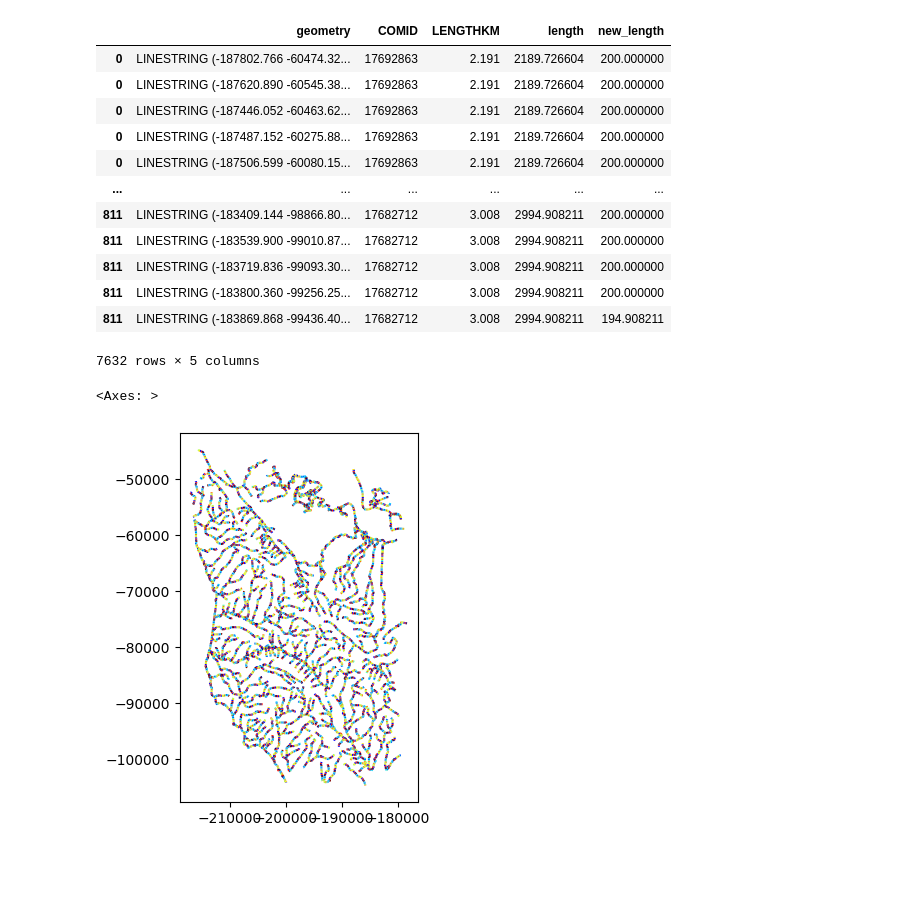
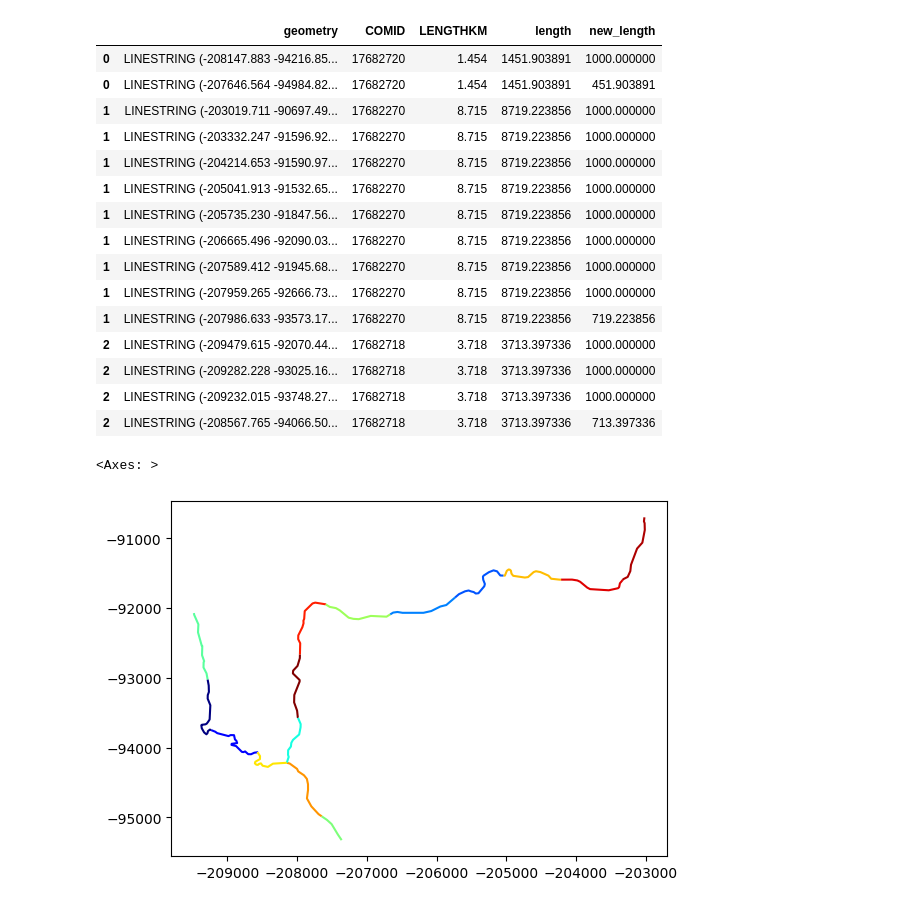
Before and after one commit to avkoehl/valleys, a Jupyter notebook: notebooks/split.ipynb, the cells around one changed output. Drawn from its saved outputs; the diff is of its cells as text; code cells hidden in the pictures; blank space fills up the shorter version.

```diff
--- a/notebooks/split.ipynb
+++ b/notebooks/split.ipynb
@@ -16,7 +38,7 @@ def random_cmap(length=10):
     cmap = plt.cm.colors.ListedColormap(plt.cm.jet(vals))
     return cmap
 # %%
-aoi = box(-122.4484, 37.0866, -122.0419, 37.55)
+aoi = box(-122.4484, 37.0866, -122.34, 37.15)
 # %%
 fields = [
     'COMID',
@@ -65,12 +78,12 @@ def segment(line, length=500, method="remainder"):
             distances = np.arange(0, line.length, line.length/nparts)
 
     points = [line.interpolate(distance) for distance in distances] + [line.boundary.geoms[1]]
-    points = shapely.unary_union(points)
+    points = unary_union(points)
     snapped = snap(line, points, tolerance=0.01)
     return list(split(snapped, points).geoms)
 # %%
 segments = flowlines.copy()
-segments['split'] = segments['geometry'].apply(segment, length=200, method='remainder')
+segments['split'] = segments['geometry'].apply(segment, length=1000, method='remainder')
 segments = segments.explode('split')
 segments['geometry'] = segments['split']
 segments = segments[['geometry', 'COMID', 'LENGTHKM', 'length']]
@@ -78,20 +91,23 @@ segments['new_length'] = segments['geometry'].apply(lambda x: x.length)
 segments
 # %% [output]
 |  | geometry | COMID | LENGTHKM | length | new_length |
-| 0 | LINESTRING (-187802.766 -60474.32... | 17692863 | 2.191 | 2189.726604 | 200.000000 |
-| 0 | LINESTRING (-187620.890 -60545.38... | 17692863 | 2.191 | 2189.726604 | 200.000000 |
-| 0 | LINESTRING (-187446.052 -60463.62... | 17692863 | 2.191 | 2189.726604 | 200.000000 |
-| 0 | LINESTRING (-187487.152 -60275.88... | 17692863 | 2.191 | 2189.726604 | 200.000000 |
-| 0 | LINESTRING (-187506.599 -60080.15... | 17692863 | 2.191 | 2189.726604 | 200.000000 |
-| ... | ... | ... | ... | ... | ... |
-| 811 | LINESTRING (-183409.144 -98866.80... | 17682712 | 3.008 | 2994.908211 | 200.000000 |
-| 811 | LINESTRING (-183539.900 -99010.87... | 17682712 | 3.008 | 2994.908211 | 200.000000 |
-| 811 | LINESTRING (-183719.836 -99093.30... | 17682712 | 3.008 | 2994.908211 | 200.000000 |
-| 811 | LINESTRING (-183800.360 -99256.25... | 17682712 | 3.008 | 2994.908211 | 200.000000 |
-| 811 | LINESTRING (-183869.868 -99436.40... | 17682712 | 3.008 | 2994.908211 | 194.908211 |
+| 0 | LINESTRING (-208147.883 -94216.85... | 17682720 | 1.454 | 1451.903891 | 1000.000000 |
+| 0 | LINESTRING (-207646.564 -94984.82... | 17682720 | 1.454 | 1451.903891 | 451.903891 |
+| 1 | LINESTRING (-203019.711 -90697.49... | 17682270 | 8.715 | 8719.223856 | 1000.000000 |
+| 1 | LINESTRING (-203332.247 -91596.92... | 17682270 | 8.715 | 8719.223856 | 1000.000000 |
+| 1 | LINESTRING (-204214.653 -91590.97... | 17682270 | 8.715 | 8719.223856 | 1000.000000 |
+| 1 | LINESTRING (-205041.913 -91532.65... | 17682270 | 8.715 | 8719.223856 | 1000.000000 |
+| 1 | LINESTRING (-205735.230 -91847.56... | 17682270 | 8.715 | 8719.223856 | 1000.000000 |
+| 1 | LINESTRING (-206665.496 -92090.03... | 17682270 | 8.715 | 8719.223856 | 1000.000000 |
+| 1 | LINESTRING (-207589.412 -91945.68... | 17682270 | 8.715 | 8719.223856 | 1000.000000 |
+| 1 | LINESTRING (-207959.265 -92666.73... | 17682270 | 8.715 | 8719.223856 | 1000.000000 |
+| 1 | LINESTRING (-207986.633 -93573.17... | 17682270 | 8.715 | 8719.223856 | 719.223856 |
+| 2 | LINESTRING (-209479.615 -92070.44... | 17682718 | 3.718 | 3713.397336 | 1000.000000 |
+| 2 | LINESTRING (-209282.228 -93025.16... | 17682718 | 3.718 | 3713.397336 | 1000.000000 |
+| 2 | LINESTRING (-209232.015 -93748.27... | 17682718 | 3.718 | 3713.397336 | 1000.000000 |
+| 2 | LINESTRING (-208567.765 -94066.50... | 17682718 | 3.718 | 3713.397336 | 713.397336 |
-7632 rows × 5 columns
 # %%
-segments['geometry'].plot(cmap=random_cmap())
+segments['geometry'].plot(cmap=random_cmap(25))
 # %% [output]
 <Axes: >
-[figure, old version]
+[figure, new version]
```
Also changed, not shown: parts of 4 cells of this notebook.
